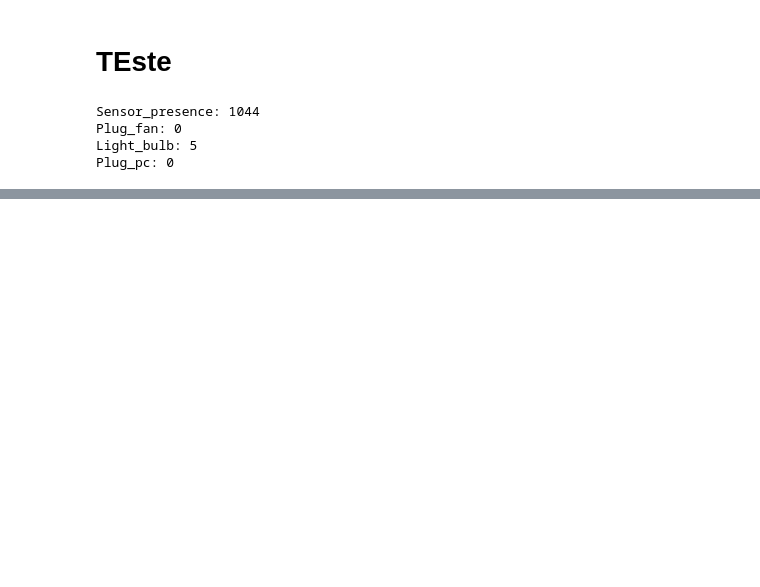
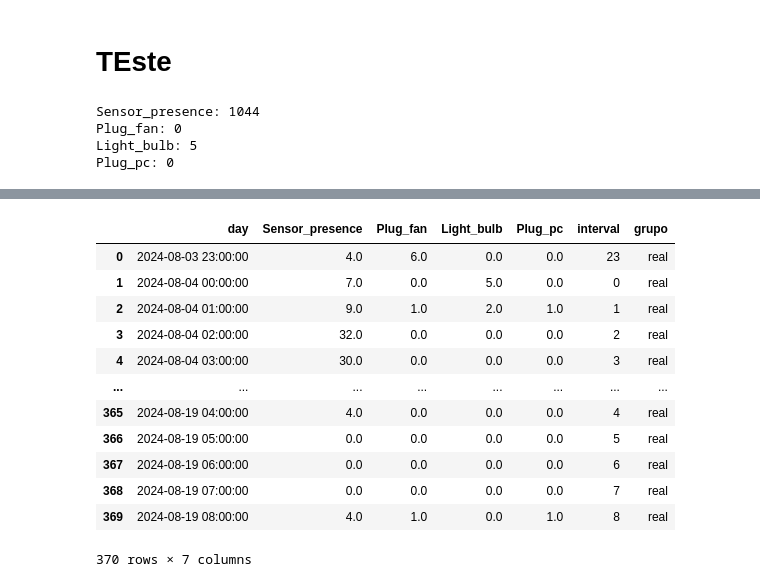
Before and after one commit to hestia-sim/HESTIA-Smart-Home-Simulator, a Jupyter notebook: notebook/validacao.ipynb, the cells around one changed output, grey strips where cells are left out. Saved outputs shown, nothing was run; the diff lists cells and outputs as text; code cells hidden in the pictures; blank space fills up the shorter version.

```diff
--- a/notebook/validacao.ipynb
+++ b/notebook/validacao.ipynb
@@ -295,0 +382,16 @@ graph_gerado = device_change_heatmap_Teste(df_gerado_temp, unique_devices)
+# %%
+df_real
+# %% [output]
+|  | day | Sensor_presence | Plug_fan | Light_bulb | Plug_pc | interval | grupo |
+| 0 | 2024-08-03 23:00:00 | 4.0 | 6.0 | 0.0 | 0.0 | 23 | real |
+| 1 | 2024-08-04 00:00:00 | 7.0 | 0.0 | 5.0 | 0.0 | 0 | real |
+| 2 | 2024-08-04 01:00:00 | 9.0 | 1.0 | 2.0 | 1.0 | 1 | real |
+| 3 | 2024-08-04 02:00:00 | 32.0 | 0.0 | 0.0 | 0.0 | 2 | real |
+| 4 | 2024-08-04 03:00:00 | 30.0 | 0.0 | 0.0 | 0.0 | 3 | real |
+| ... | ... | ... | ... | ... | ... | ... | ... |
+| 365 | 2024-08-19 04:00:00 | 4.0 | 0.0 | 0.0 | 0.0 | 4 | real |
+| 366 | 2024-08-19 05:00:00 | 0.0 | 0.0 | 0.0 | 0.0 | 5 | real |
+| 367 | 2024-08-19 06:00:00 | 0.0 | 0.0 | 0.0 | 0.0 | 6 | real |
+| 368 | 2024-08-19 07:00:00 | 0.0 | 0.0 | 0.0 | 0.0 | 7 | real |
+| 369 | 2024-08-19 08:00:00 | 4.0 | 1.0 | 0.0 | 1.0 | 8 | real |
+370 rows × 7 columns
```
Also changed, not shown: parts of 23 cells of this notebook.
